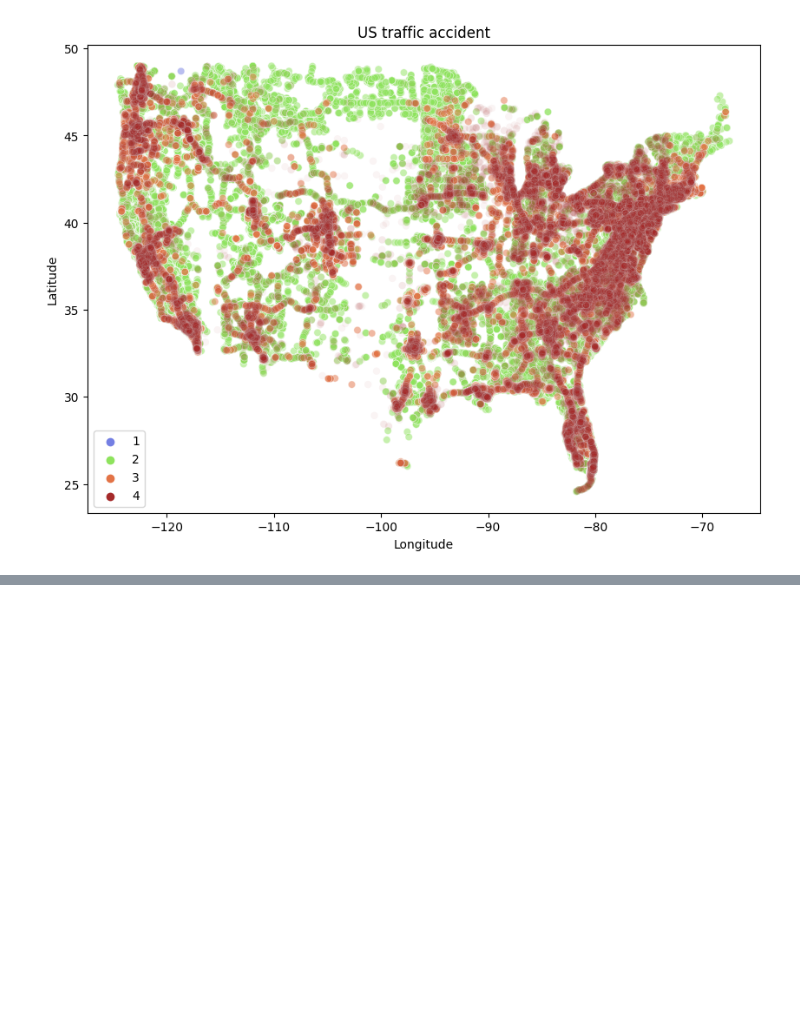
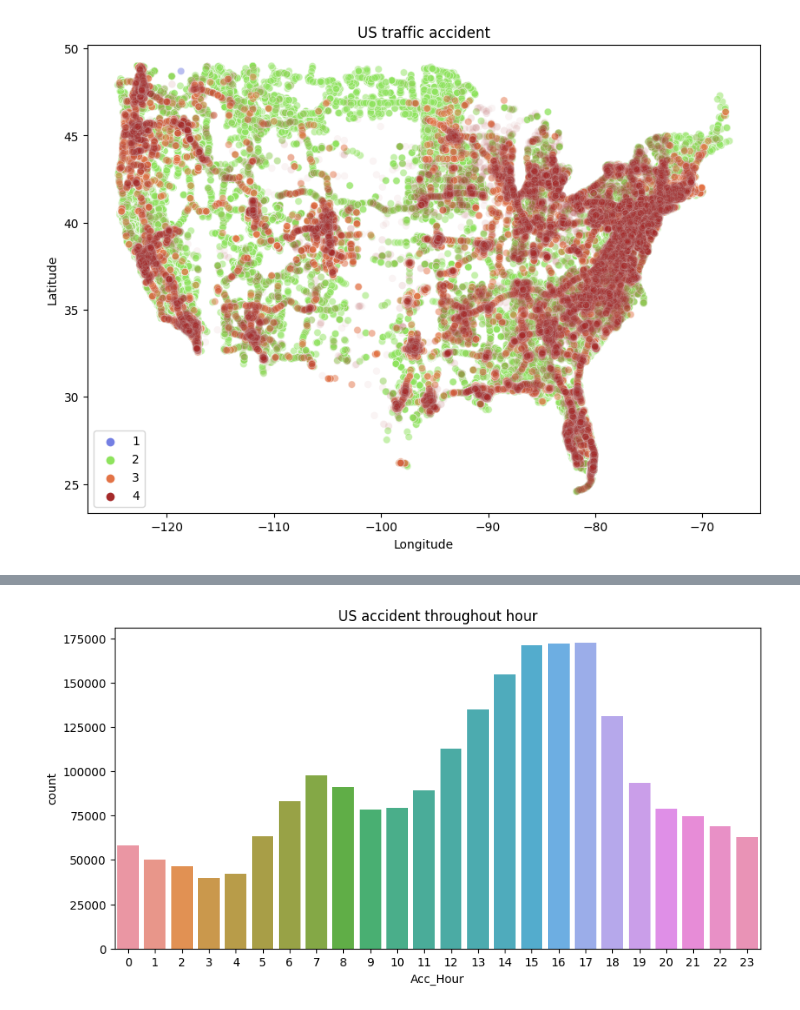
Before and after one commit to leekyungshin/section2_project, a Jupyter notebook: section2_project.ipynb, the cells around one changed output, grey strips where cells are left out. Saved outputs shown, nothing was run; the diff lists cells and outputs as text; code cells hidden in the pictures; blank space fills up the shorter version.

```diff
--- a/section2_project.ipynb
+++ b/section2_project.ipynb
@@ -358,0 +373,9 @@ plt.show()
+# %%
+plt.figure(figsize=(10,5))
+sns.countplot(x=df['Acc_Hour'], data=df)
+plt.title('US accident throughout hour')
+plt.show()
+
+# 시간대별 사고
+# %% [output]
+[figure, added]
```
Also changed, not shown: parts of 47 cells of this notebook.
